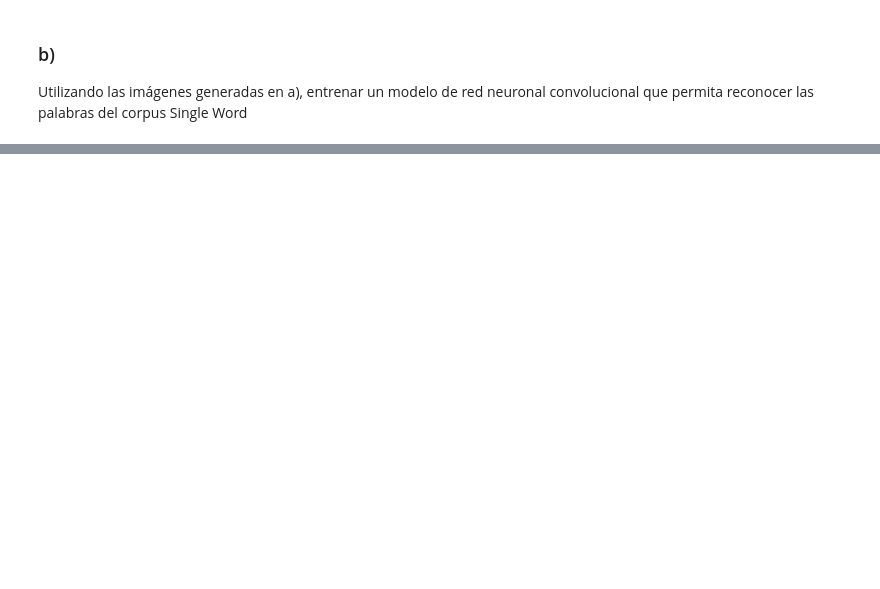
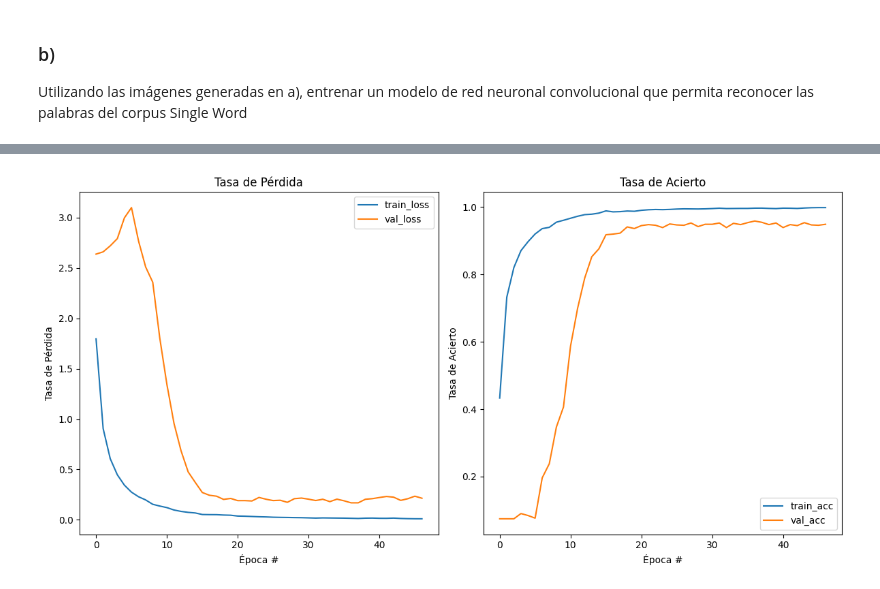
Before and after one commit to gonblas/deep-learning-unlp, a Jupyter notebook: Practicas/p5/07_Single_Word.ipynb, the cells around one changed output, grey strips where cells are left out. Drawn from its saved outputs; the diff is of its cells as text; code cells hidden in the pictures; blank space fills up the shorter version.

```diff
--- a/Practicas/p5/07_Single_Word.ipynb
+++ b/Practicas/p5/07_Single_Word.ipynb
@@ -26,0 +224,8 @@ Utilizando las imágenes generadas en a), entrenar un modelo de red neuronal con
+# %%
+# %% Entrena el modelo
+
+es = EarlyStopping(monitor='val_loss', patience=10, min_delta=0.001, restore_best_weights=True)
+
+# entrena el modelo y guarda la historira del progreso
+H=model.fit(x = x_train, y = y_train, batch_size = LOTES, epochs = EPOCAS,
+          validation_data = (x_val, y_val), callbacks=[es])
@@ -26,0 +253,24 @@ Utilizando las imágenes generadas en a), entrenar un modelo de red neuronal con
+# %%
+# Crea una figura con dos subgráficos
+fig, (ax1, ax2) = plt.subplots(1, 2, figsize=(12, 6))  # 1 fila, 2 columnas
+
+# Gráfico 1: Tasa de pérdida (Loss)
+ax1.plot(H.history["loss"], label="train_loss")
+ax1.plot(H.history["val_loss"], label="val_loss")
+ax1.set_title("Tasa de Pérdida")
+ax1.set_xlabel("Época #")
+ax1.set_ylabel("Tasa de Pérdida")
+ax1.legend(loc="upper right")
+
+# Gráfico 2: Tasa de acierto (Accuracy)
+ax2.plot(H.history["accuracy"], label="train_acc")
+ax2.plot(H.history["val_accuracy"], label="val_acc")
+ax2.set_title("Tasa de Acierto")
+ax2.set_xlabel("Época #")
+ax2.set_ylabel("Tasa de Acierto")
+ax2.legend(loc="lower right")
+
+plt.tight_layout()
+plt.show()
+# %% [output]
+[figure, added]
```
Also changed, not shown: parts of 6 cells of this notebook.
